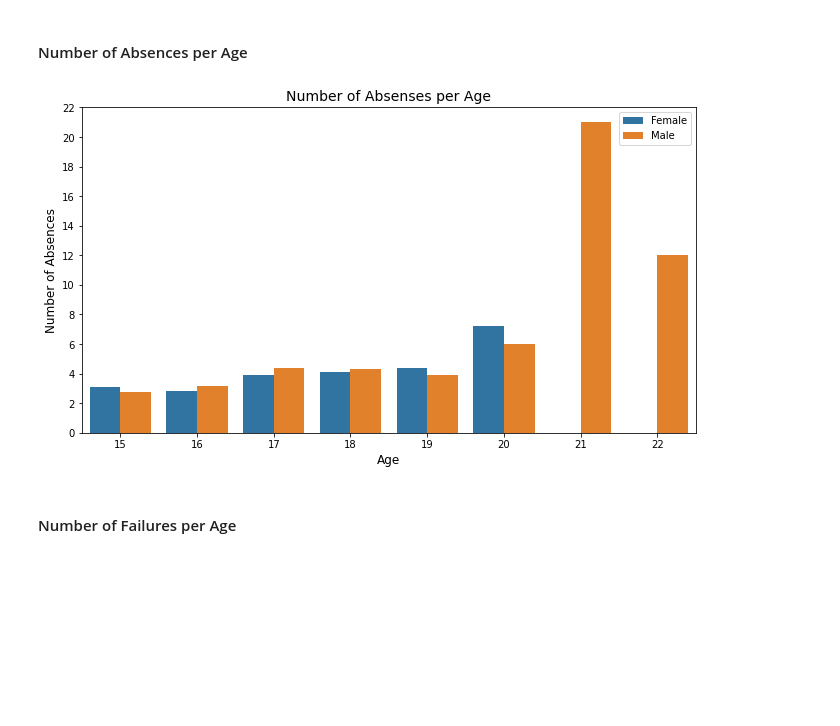
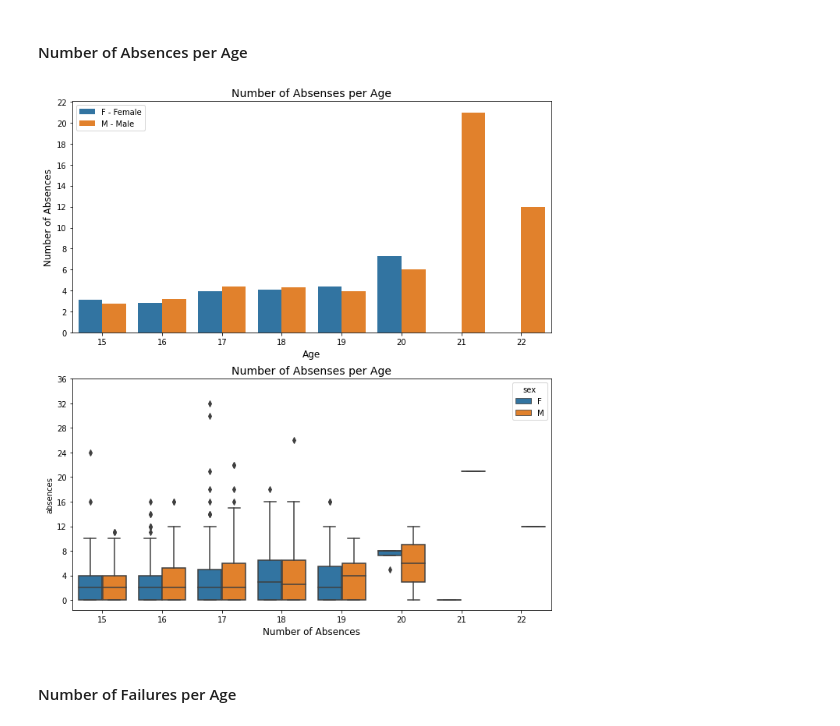
Before and after one commit to MarkLee7925/Student-Grade-Regression, a Jupyter notebook: Portuguese/Student_Grade_Regression_Portuguese.ipynb, the cells around one changed output. Drawn from its saved outputs; the diff is of its cells as text; code cells hidden in the pictures; blank space fills up the shorter version.

```diff
--- a/Portuguese/Student_Grade_Regression_Portuguese.ipynb
+++ b/Portuguese/Student_Grade_Regression_Portuguese.ipynb
@@ -168,17 +196,30 @@ plt.show()
 # %% [markdown]
 #### Number of Absences per Age
 # %%
-gender_labels_2 = ['Female', 'Male']
-plt.figure(figsize=(11, 6))
-sns.barplot(x=df['age'], y=df['absences'], hue=df['sex'], ci=None)
+absences_dist = plt.figure(figsize=(11, 12))
+gender_labels_2 = ['F - Female', 'M - Male']
+
+# Number of Absences distribution
+ax1 = absences_dist.add_subplot(2, 1, 1)
+ax1 = sns.barplot(x=df['age'], y=df['absences'], hue=df['sex'], ci=None)
 plt.yticks(np.arange(0, 24, 2))
 plt.xlabel('Age', fontsize=12)
 plt.ylabel('Number of Absences', fontsize=12)
 plt.title('Number of Absenses per Age', fontsize=14)
-plt.legend(labels=gender_labels_2, loc='upper right')
+plt.legend(labels=gender_labels_2, loc='upper left')
+
+# # Number of Absences box plot
+ax2 = absences_dist.add_subplot(2, 1, 2)
+ax2 = sns.boxplot(x=df['age'], y=df['absences'], hue=df['sex'])
+plt.yticks(np.arange(0, 40, 4))
+plt.xlabel('Age', fontsize=12)
+plt.xlabel('Number of Absences', fontsize=12)
+plt.title('Number of Absenses per Age', fontsize=14)
+
+# Show subplot
 plt.show()
 # %% [output]
-[figure, old version]
+[figure, new version]
 # %% [markdown]
 #### Number of Failures per Age
 # %%
```
Also changed, not shown: parts of 36 cells of this notebook.
